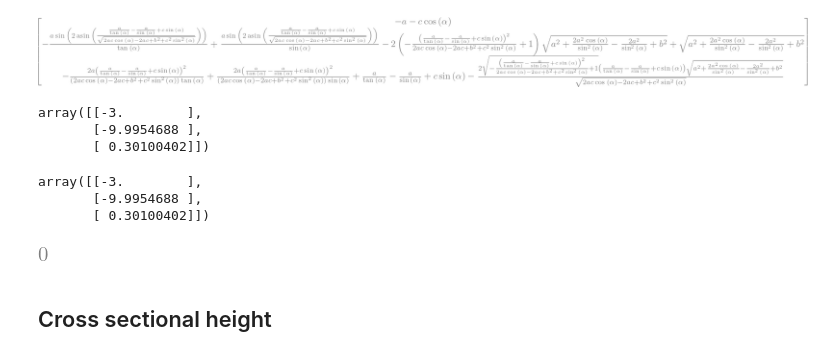
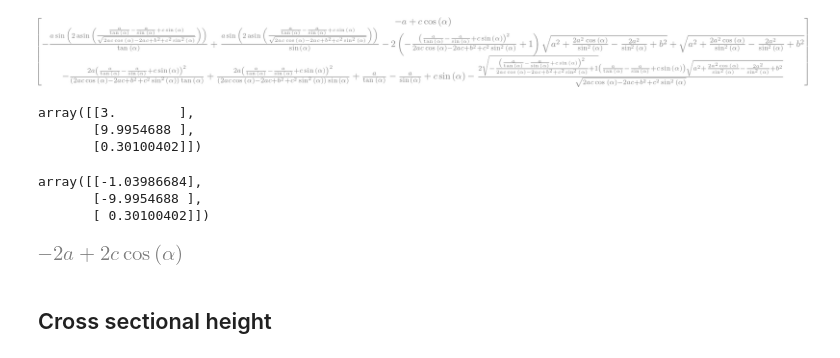
Before and after one commit to bmcs-group/bmcs_shell, a Jupyter notebook: bmcs_shell/folding/wb_cell.ipynb, the cells around one changed output. Drawn from its saved outputs; the diff is of its cells as text; code cells hidden in the pictures.

```diff
--- a/bmcs_shell/folding/wb_cell.ipynb
+++ b/bmcs_shell/folding/wb_cell.ipynb
@@ -223,4 +146,4 @@ Rostated point
 # %%
-WD_p_a_ = WD_p_a.subs(d_subs)
+WD_r_a_ = VD_r_a.subs(d_subs)
 # %% [markdown]
 Pull back the point so that the center of rotation is at origin
@@ -231,0 +150,3 @@ WD_p_a_pb.T
+# %%
+WD_r_a_pb = WD_r_a_ - UD_ur_a_
+WD_r_a_pb.T
@@ -232,12 +155,12 @@ WD_p_a_pb.T
 # %% [markdown]
 Rotate the point around the quaternion
 # %%
-WD_p_a_rot = q_theta.rotate_point(WD_p_a_pb.T, q_theta)
+WD_r_a_rot = q_theta.rotate_point(WD_r_a_pb.T, q_theta)
 # %% [markdown]
 Push forward to the center of rotation
 # %%
-WD_p_a_pf = sp.Matrix(WD_p_a_rot) + UD_pp_a_
-WD_p_a_theta = WD_p_a_pf.subs(theta, -theta_sol)
+WD_r_a_pf = sp.Matrix(WD_r_a_rot) + UD_ur_a_
+WD_r_a_theta = WD_r_a_pf.subs(theta, -theta_sol)
 # %% [markdown]
 Rotate also the midpoint
 # %%
@@ -255,19 +178,19 @@ get_WD_p_a_theta = sp.lambdify((alpha, a, b, c), WD_p_a_theta)
 # %%
-get_U_mm_a(0.2, 3, 10, 1)
+get_U_ur_a(0.2, 3, 10, 1)
 # %% [output]
-array([[-3.        ],
-       [-9.9954688 ],
-       [ 0.30100402]])
+array([[3.        ],
+       [9.9954688 ],
+       [0.30100402]])
 # %%
-get_WD_p_a_theta(0.2, 3, 10, 1)
+get_WD_r_a_theta(0.2, 3, 10, 1)
 # %% [output]
-array([[-3.        ],
+array([[-1.03986684],
        [-9.9954688 ],
        [ 0.30100402]])
 # %%
-sp.simplify((WD_p_a_theta - U_mm_a)[0])
+sp.simplify((WD_r_a_theta - U_ur_a)[0])
 # %% [output]
-[figure, old version]
+[figure, new version]
 # %% [markdown]
 ## Cross sectional height
 # %%
```
Also changed, not shown: parts of 53 cells of this notebook, 8 other files.
